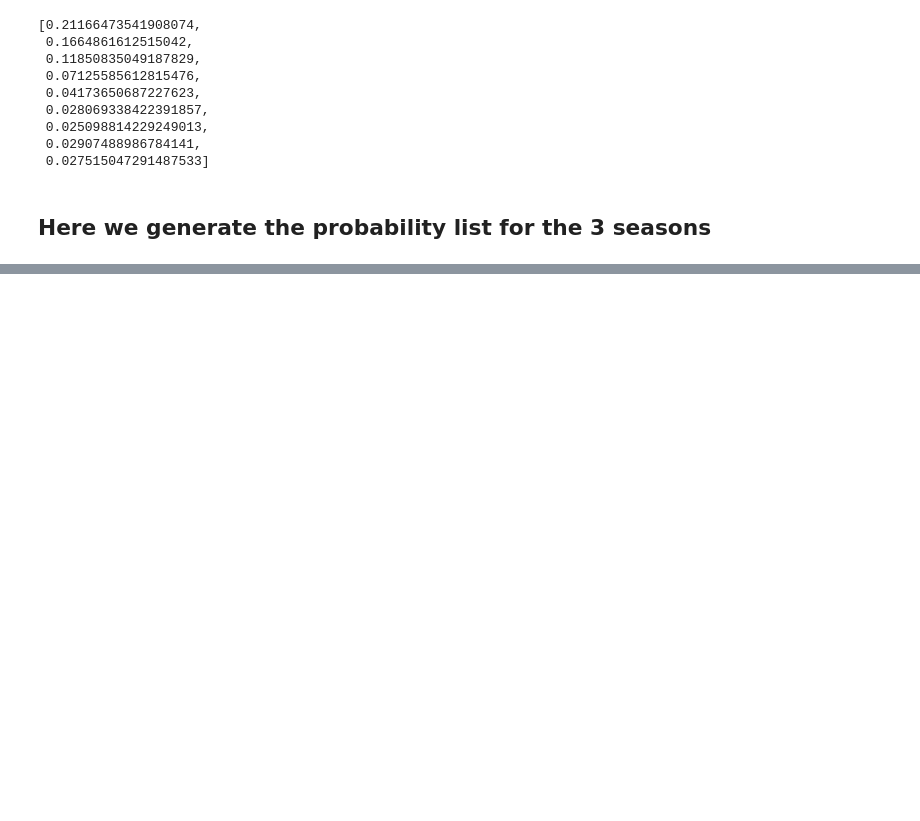
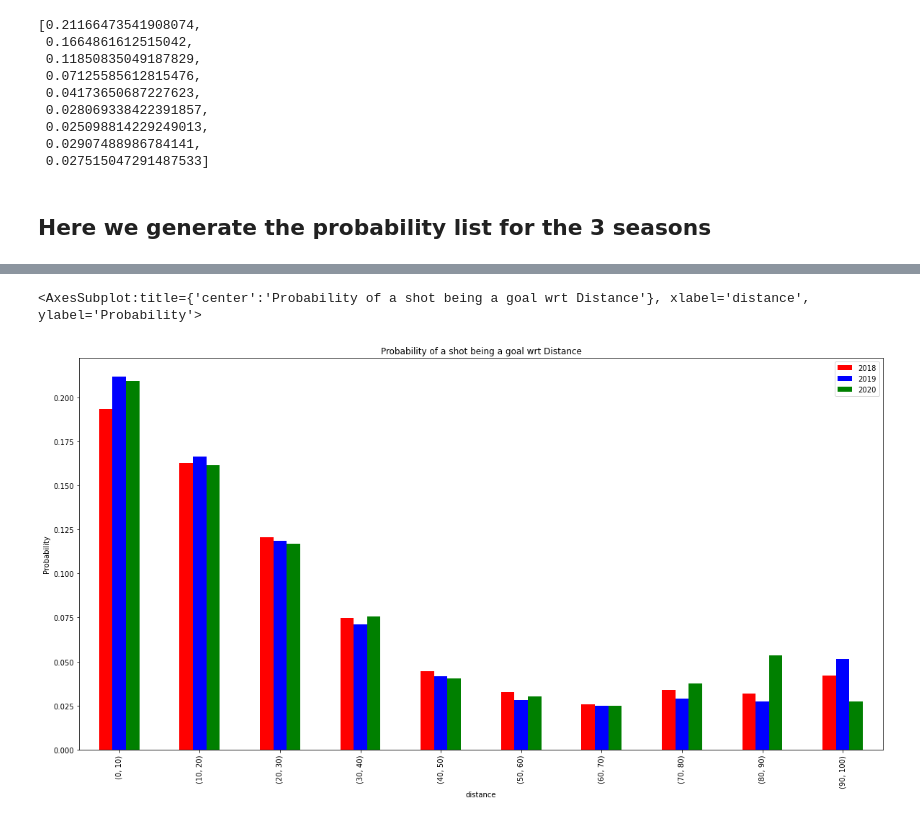
Before and after one commit to M0rph3e/ift6758-project-main, a Jupyter notebook: notebooks/data_visualizations.ipynb, the cells around one changed output, grey strips where cells are left out. Drawn from its saved outputs; the diff is of its cells as text; code cells hidden in the pictures; blank space fills up the shorter version.

```diff
--- a/notebooks/data_visualizations.ipynb
+++ b/notebooks/data_visualizations.ipynb
@@ -276,7 +124,7 @@ File already Exists, loading from ../ift6758/data/PICKLE//2019_clean.pkl
 | 3 | Goal | 2019010001 | Arizona Coyotes | 1 | 04:00 | REGULAR | ... |
 | 4 | Goal | 2019010001 | Vegas Golden Knights | 1 | 04:39 | REGULAR | ... |
 # %%
-df_dist = df[['result.event','coordinates.x','coordinates.y']]
+df_dist = df[['result.event','coordinates.x','coordinates.y']].dropna()
 df_dist
 # %% [output]
 |  | result.event | coordinates.x | coordinates.y |
@@ -299,6 +147,6 @@ def distance_function(x,y):
 # %%
 df_d = distance_function(df_dist['coordinates.x'], df_dist['coordinates.y'])
 # %%
-df_dist['distance'] = pd.Series(df_d).copy()
+df_dist['distance'] = pd.Series(df_d)
 df_dist
 # %% [output]
@@ -409,0 +246,18 @@ df1
+# %%
+df_dist1 = df_2018[['result.event','coordinates.x','coordinates.y']].copy().dropna()
+df_dist2 = df_2019[['result.event','coordinates.x','coordinates.y']].copy().dropna()
+df_dist3 = df_2020[['result.event','coordinates.x','coordinates.y']].copy().dropna()
+
+df_dist1['distance'] = util.rink_distance(df_dist1['coordinates.x'], df_dist1['coordinates.y'])
+df_dist2['distance'] = util.rink_distance(df_dist2['coordinates.x'], df_dist2['coordinates.y'])
+df_dist3['distance'] = util.rink_distance(df_dist3['coordinates.x'], df_dist3['coordinates.y'])
+# %%
+prob_list1 = util.get_probabilities(df_dist1)
+prob_list2 = util.get_probabilities(df_dist2)
+prob_list3 = util.get_probabilities(df_dist3)
+distance = [(i, i+10) for i in range (0,100 ,10)]
+
+print(prob_list1)
+print(prob_list2)
+print(prob_list3)
+print(distance)
@@ -409,0 +274,13 @@ df1
+# %%
+d = pd.Series(distance, name= 'distance')
+p1 = pd.Series(prob_list1, name= '2018')
+p2 = pd.Series(prob_list2, name= '2019')
+p3=pd.Series(prob_list3, name= '2020')
+
+dfn = pd.concat([d, p1, p2, p3], axis=1)
+dfn.head()
+
+dfn.plot.bar(x='distance', ylabel='Probability',stacked=False,color={"2018":"red", "2019":"blue", "2020":"green"}, figsize=(20,10), title="Probability of a shot being a goal wrt Distance")
+# %% [output]
+<AxesSubplot:title={'center':'Probability of a shot being a goal wrt Distance'}, xlabel='distance', ylabel='Probability'>
+[figure, added]
```
Also changed, not shown: parts of 22 cells of this notebook.
